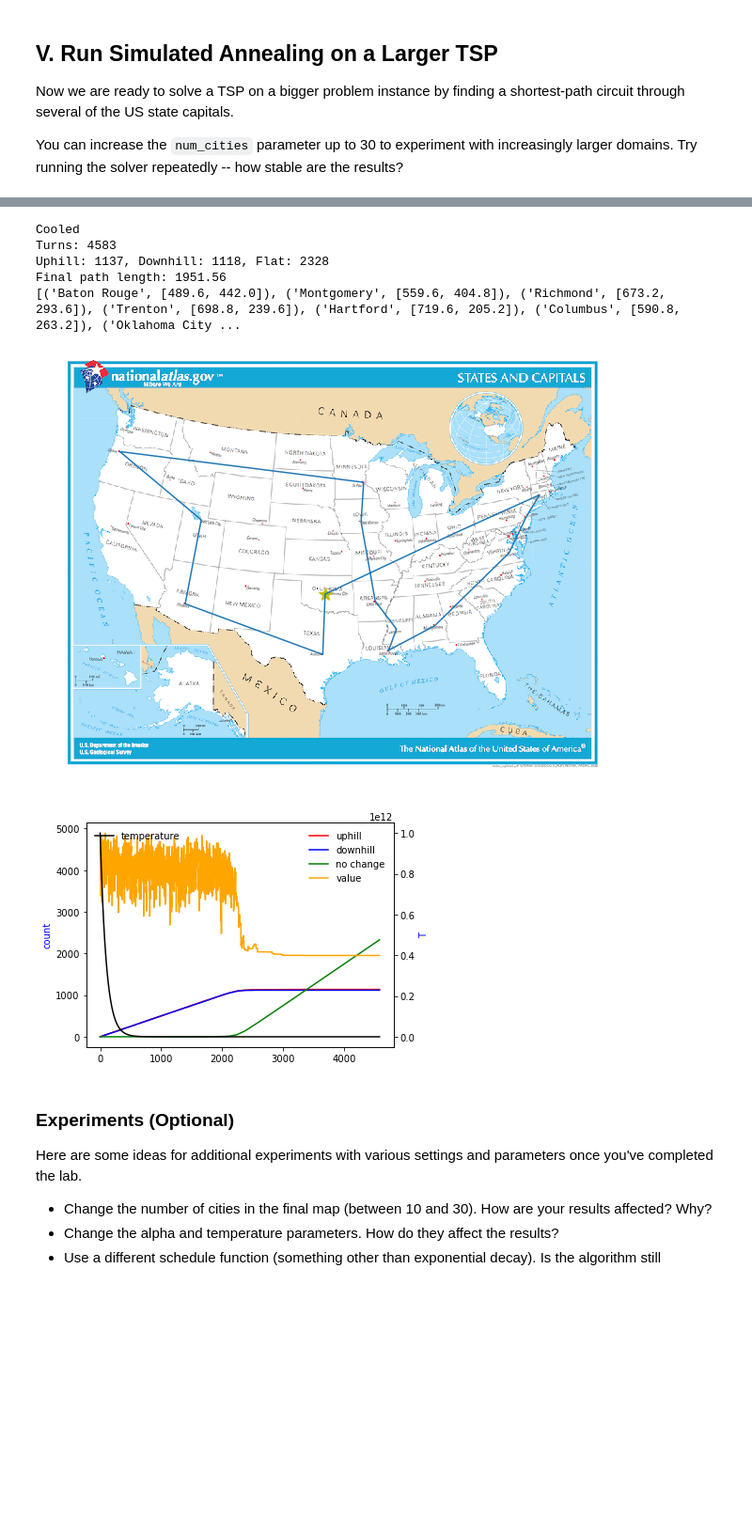
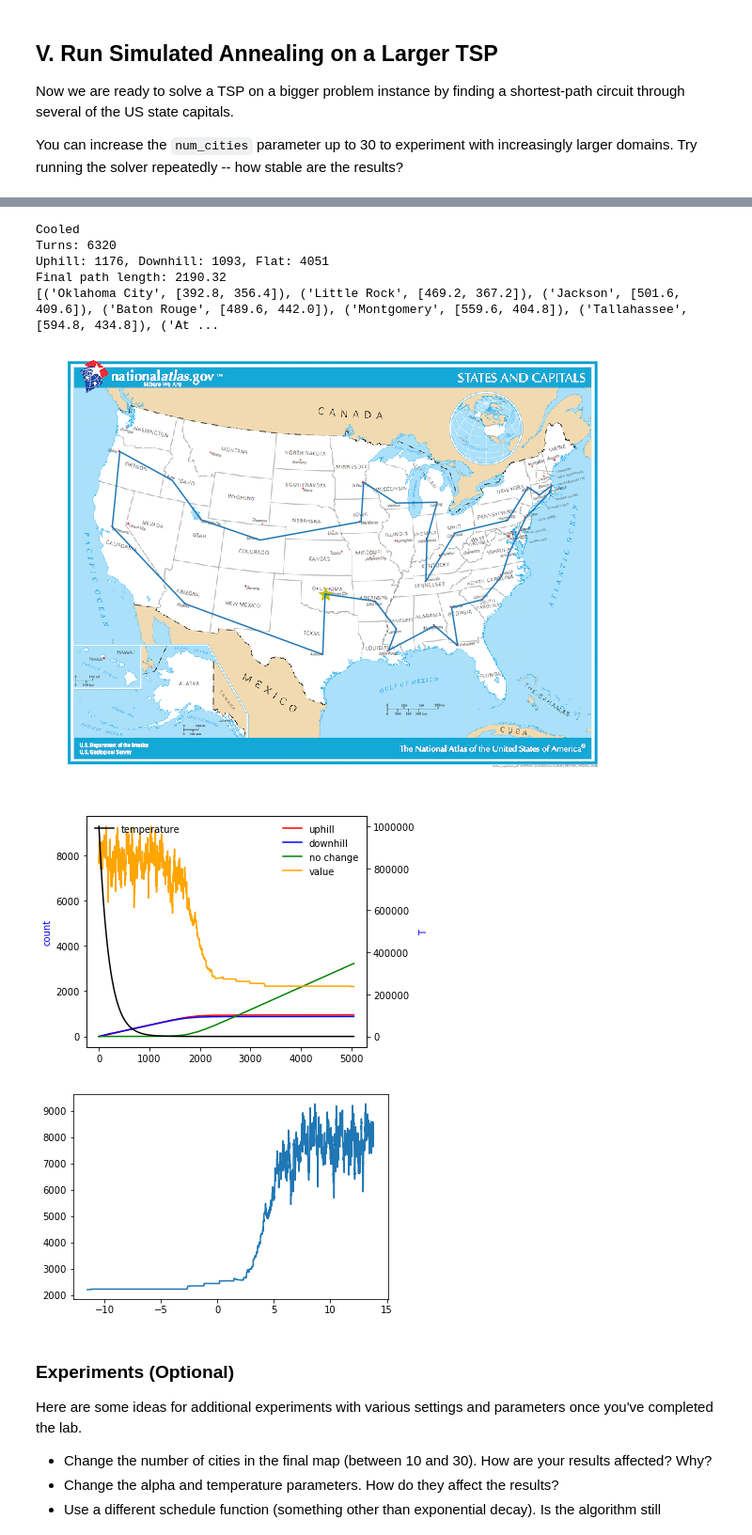
Before and after one commit to varuna82/AIND-simulated-annealing, a Jupyter notebook: AIND-Simulated_Annealing.ipynb, the cells around one changed output, grey strips where cells are left out. Shown: that part at 94% size. Drawn from its saved outputs; the diff is of its cells as text; code cells hidden in the pictures; blank space fills up the shorter version.

```diff
--- a/AIND-Simulated_Annealing.ipynb
+++ b/AIND-Simulated_Annealing.ipynb
@@ -225,28 +225,42 @@ class TravelingSalesmanProblem:
         In general, a path of N cities will have N neighbors (note that path wraps
         around the end of the list between the first and last cities).
         """
-        return self.successors_swap_cities()
+        return self.succesors_two_opt()
 
     def sucessors_swap_adjcent(self):
         successors = []
-        for i in range(len(self.path)):
-            new_path = list(self.path)
-            new_path[i-1] = self.path[i]
-            new_path[i] = self.path[i-1]
-            successors.append(TravelingSalesmanProblem(new_path))
+
+        i = random.choice(range(len(self.path)))
+        new_path = list(self.path)
+        new_path[i-1] = self.path[i]
+        new_path[i] = self.path[i-1]
+        successors.append(TravelingSalesmanProblem(new_path))
 
         return successors
 
     def successors_swap_cities(self):
         successors = []
-        for i in range(len(self.path)):
-            for j in range(i+1, len(self.path)):
-                new_path = list(self.path)
-                new_path[i] = self.path[j]
-                new_path[j] = self.path[i]
-                successors.append(TravelingSalesmanProblem(new_path))
+
+        i = random.choice(range(len(self.path)))
+        j = random.choice(list(set(range(len(self.path))) - {i}))
+        new_path = list(self.path)
+        new_path[i] = self.path[j]
+        new_path[j] = self.path[i]
+        successors.append(TravelingSalesmanProblem(new_path))
 
         return successors
+
+    def succesors_two_opt(self):
+        i = random.choice(range(1, len(self.path)-2))
+        j = random.choice(range(i+2, len(self.path)+1))
+
+        return [self.two_opt_swap(i, j)]
+
+    def two_opt_swap(self, i, k):
+        new_path = list(self.path)
+        new_path[i:k] = self.path[k-1: i-1: -1]
+
+        return TravelingSalesmanProblem(new_path)
 
     def successors_shift(self):
         path = self.path
@@ -371,7 +397,7 @@ Now we are ready to solve a TSP on a bigger problem instance by finding a shorte
 You can increase the `num_cities` parameter up to 30 to experiment with increasingly larger domains.  Try running the solver repeatedly -- how stable are the results?
 # %%
 # Create the problem instance and plot the initial state
-num_cities = 15
+num_cities = 30
 start_cities = capitals_list[:num_cities]
 capitals_tsp = TravelingSalesmanProblem(start_cities)
 starting_city = capitals_list[0]
@@ -385,38 +411,44 @@ Initial path value: 4624.90
 # %%
 # set the decay rate and initial temperature parameters, then run simulated annealing to solve the TSP
-alpha = 0.99
-temperature=1e12
+alpha = 0.996
+temperature=1e6
 result, (stats) = simulated_annealing(capitals_tsp, schedule)
 print("Final path length: {:.2f}".format(-result.get_value()))
 print(result.path)
 show_path(result.coords, starting_city)
 # %% [output]
 Cooled
-Turns: 4583
-Uphill: 1137, Downhill: 1118, Flat: 2328
-Final path length: 1951.56
-[('Baton Rouge', [489.6, 442.0]), ('Montgomery', [559.6, 404.8]), ('Richmond', [673.2, 293.6]), ('Trenton', [698.8, 239.6]), ('Hartford', [719.6, 205.2]), ('Columbus', [590.8, 263.2]), ('Oklahoma City ...
+Turns: 6320
+Uphill: 1176, Downhill: 1093, Flat: 4051
+Final path length: 2190.32
+[('Oklahoma City', [392.8, 356.4]), ('Little Rock', [469.2, 367.2]), ('Jackson', [501.6, 409.6]), ('Baton Rouge', [489.6, 442.0]), ('Montgomery', [559.6, 404.8]), ('Tallahassee', [594.8, 434.8]), ('At ...
-[figure, old version]
+[figure, new version]
 # %%
 x, uphill, downhill, flat, temps, scores = stats
 
 fig, ax1 = plt.subplots()
 ax1.plot(x, uphill, color="red", label="uphill")
 ax1.plot(x, downhill, color="blue", label="downhill")
 ax1.plot(x, flat, color="green", label="no change")
 ax1.plot(x, scores, color="orange", label="value")
 ax1.set_ylabel('count', color='b')
 ax1.legend(loc='upper right', frameon=False)
 
 ax2 = ax1.twinx()
 ax2.plot(x, temps, color="black", label="temperature")
 ax2.set_ylabel('T', color='b')
 
 fig.tight_layout()
 ax2.legend(loc='upper left', frameon=False)
 plt.show()
+
+log_temps = [math.log(t) for t in temps]
+
+plt.plot(log_temps, scores)
+plt.show()
 # %% [output]
-[figure, old version]
+[figure, new version]
+[figure, added]
 # %% [markdown]
 ### Experiments (Optional)
 Here are some ideas for additional experiments with various settings and parameters once you've completed the lab.
```
Also changed, not shown: parts of 5 cells of this notebook.
